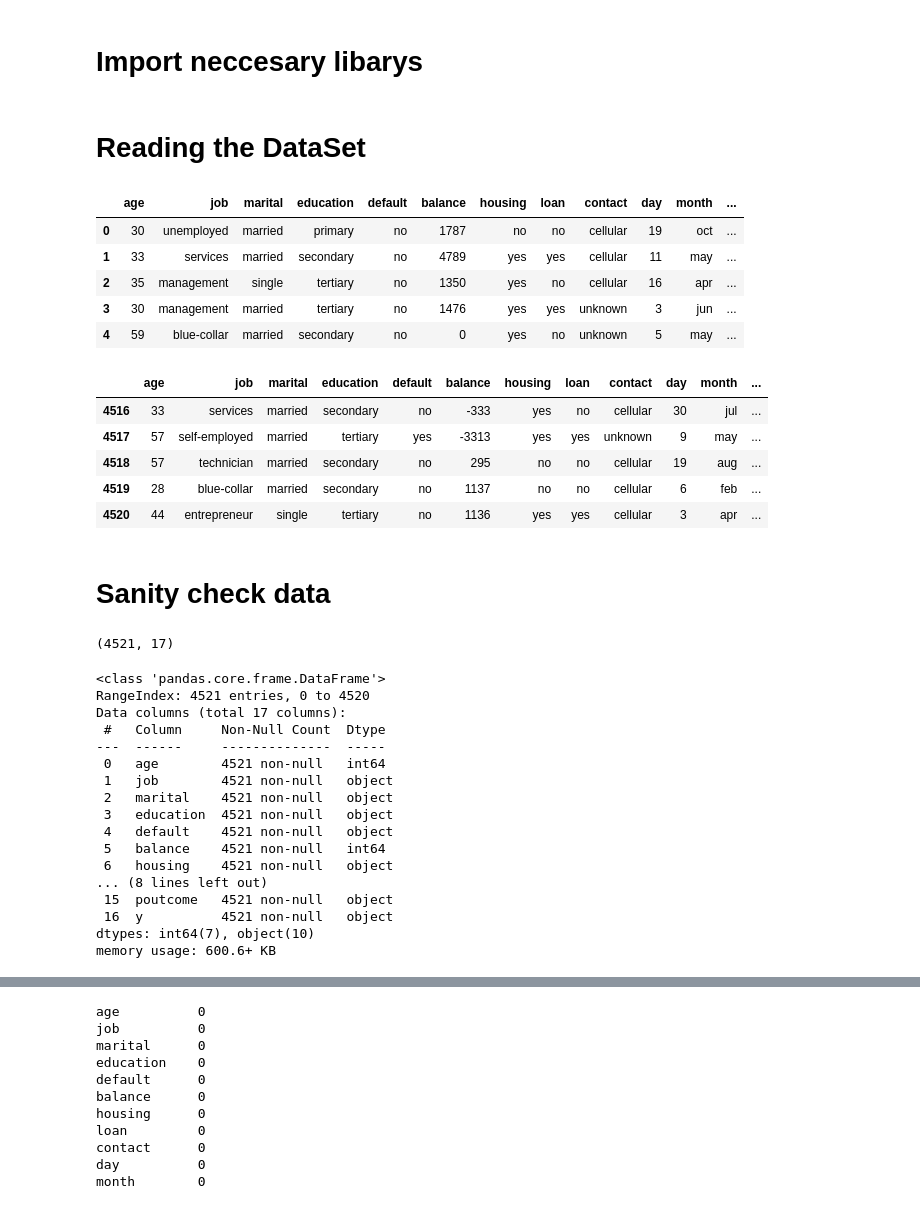
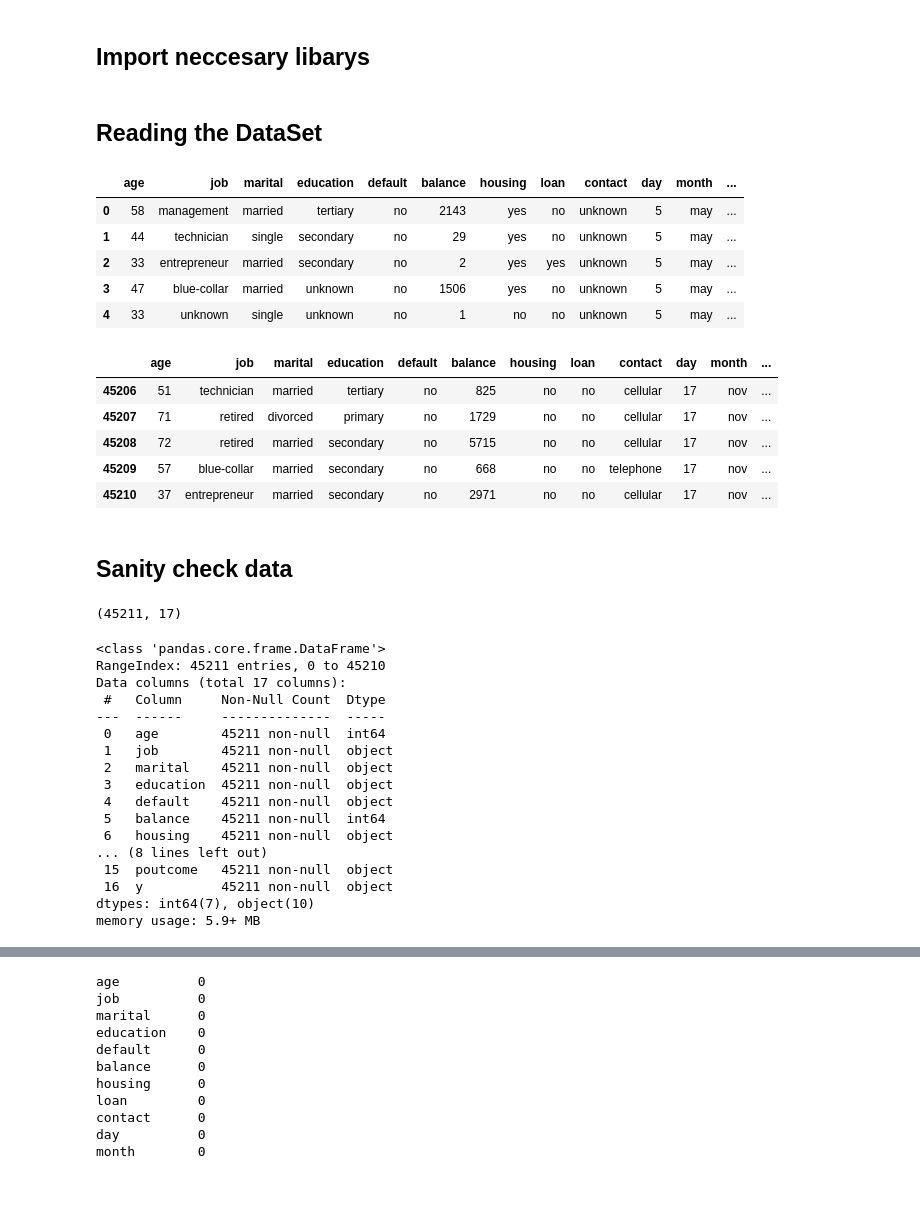
Before and after one commit to WasifAsi/Mechine-Learning-Course-work, a Jupyter notebook: ML-CW.ipynb, the cells around one changed output, grey strips where cells are left out. Saved outputs shown, nothing was run; the diff lists cells and outputs as text; code cells hidden in the pictures.

```diff
--- a/ML-CW.ipynb
+++ b/ML-CW.ipynb
@@ -1,62 +1,62 @@
 # %% [markdown]
-# Import neccesary libarys
+## Import neccesary libarys
 # %%
 import pandas as pd
 import numpy as np
 import matplotlib.pyplot as plt
 import seaborn as sns
 # %% [markdown]
-# Reading the DataSet
+## Reading the DataSet
 # %%
 # Load the dataset
-data = pd.read_csv('bank.csv' , sep=';')
-# data = pd.read_csv('bank-full.csv' , sep=';')
+# data = pd.read_csv('bank.csv' , sep=';')
+data = pd.read_csv('bank-full.csv' , sep=';')
 
 # View the first few rows
 data.head()
 # %% [output]
 |  | age | job | marital | education | default | balance | housing | loan | contact | day | month | ... |
-| 0 | 30 | unemployed | married | primary | no | 1787 | no | no | cellular | 19 | oct | ... |
-| 1 | 33 | services | married | secondary | no | 4789 | yes | yes | cellular | 11 | may | ... |
-| 2 | 35 | management | single | tertiary | no | 1350 | yes | no | cellular | 16 | apr | ... |
-| 3 | 30 | management | married | tertiary | no | 1476 | yes | yes | unknown | 3 | jun | ... |
-| 4 | 59 | blue-collar | married | secondary | no | 0 | yes | no | unknown | 5 | may | ... |
+| 0 | 58 | management | married | tertiary | no | 2143 | yes | no | unknown | 5 | may | ... |
+| 1 | 44 | technician | single | secondary | no | 29 | yes | no | unknown | 5 | may | ... |
+| 2 | 33 | entrepreneur | married | secondary | no | 2 | yes | yes | unknown | 5 | may | ... |
+| 3 | 47 | blue-collar | married | unknown | no | 1506 | yes | no | unknown | 5 | may | ... |
+| 4 | 33 | unknown | single | unknown | no | 1 | no | no | unknown | 5 | may | ... |
 # %%
 #view the last few rows
 data.tail()
 # %% [output]
 |  | age | job | marital | education | default | balance | housing | loan | contact | day | month | ... |
-| 4516 | 33 | services | married | secondary | no | -333 | yes | no | cellular | 30 | jul | ... |
-| 4517 | 57 | self-employed | married | tertiary | yes | -3313 | yes | yes | unknown | 9 | may | ... |
-| 4518 | 57 | technician | married | secondary | no | 295 | no | no | cellular | 19 | aug | ... |
-| 4519 | 28 | blue-collar | married | secondary | no | 1137 | no | no | cellular | 6 | feb | ... |
-| 4520 | 44 | entrepreneur | single | tertiary | no | 1136 | yes | yes | cellular | 3 | apr | ... |
+| 45206 | 51 | technician | married | tertiary | no | 825 | no | no | cellular | 17 | nov | ... |
+| 45207 | 71 | retired | divorced | primary | no | 1729 | no | no | cellular | 17 | nov | ... |
+| 45208 | 72 | retired | married | secondary | no | 5715 | no | no | cellular | 17 | nov | ... |
+| 45209 | 57 | blue-collar | married | secondary | no | 668 | no | no | telephone | 17 | nov | ... |
+| 45210 | 37 | entrepreneur | married | secondary | no | 2971 | no | no | cellular | 17 | nov | ... |
 # %% [markdown]
-# Sanity check data
+## Sanity check data
 # %%
 # Check the shape of the data
 # cloums and rows
 data.shape
 # %% [output]
-(4521, 17)
+(45211, 17)
 # %%
 # Check column information
 data.info()
 # %% [output]
 <class 'pandas.core.frame.DataFrame'>
-RangeIndex: 4521 entries, 0 to 4520
+RangeIndex: 45211 entries, 0 to 45210
 Data columns (total 17 columns):
  #   Column     Non-Null Count  Dtype
 ---  ------     --------------  -----
- 0   age        4521 non-null   int64
- 1   job        4521 non-null   object
- 2   marital    4521 non-null   object
- 3   education  4521 non-null   object
- 4   default    4521 non-null   object
- 5   balance    4521 non-null   int64
- 6   housing    4521 non-null   object
+ 0   age        45211 non-null  int64
+ 1   job        45211 non-null  object
+ 2   marital    45211 non-null  object
+ 3   education  45211 non-null  object
+ 4   default    45211 non-null  object
+ 5   balance    45211 non-null  int64
+ 6   housing    45211 non-null  object
 ... (8 lines left out)
- 15  poutcome   4521 non-null   object
- 16  y          4521 non-null   object
+ 15  poutcome   45211 non-null  object
+ 16  y          45211 non-null  object
 dtypes: int64(7), object(10)
-memory usage: 600.6+ KB
+memory usage: 5.9+ MB
```
Also changed, not shown: parts of 29 cells of this notebook, 1 other file.
